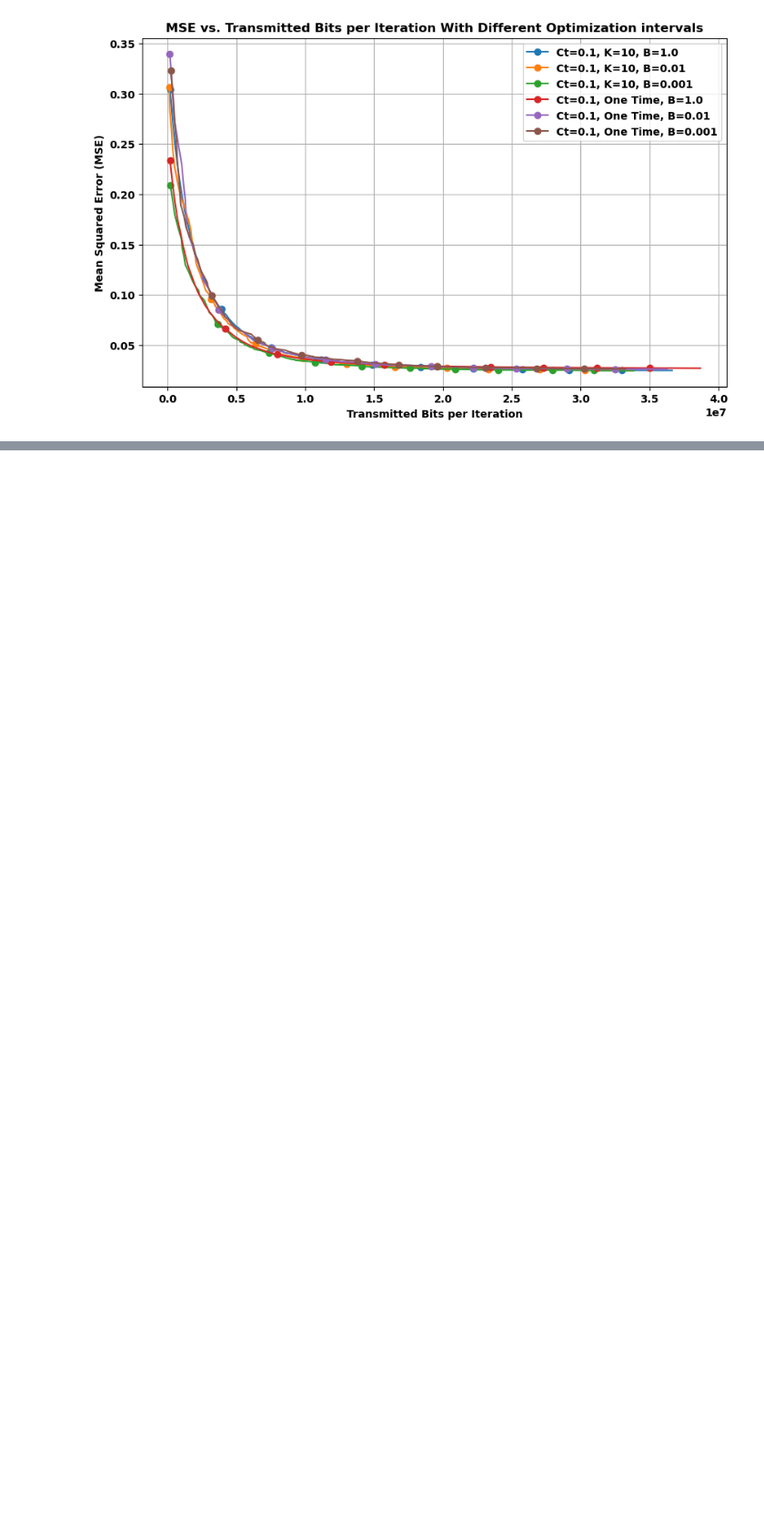
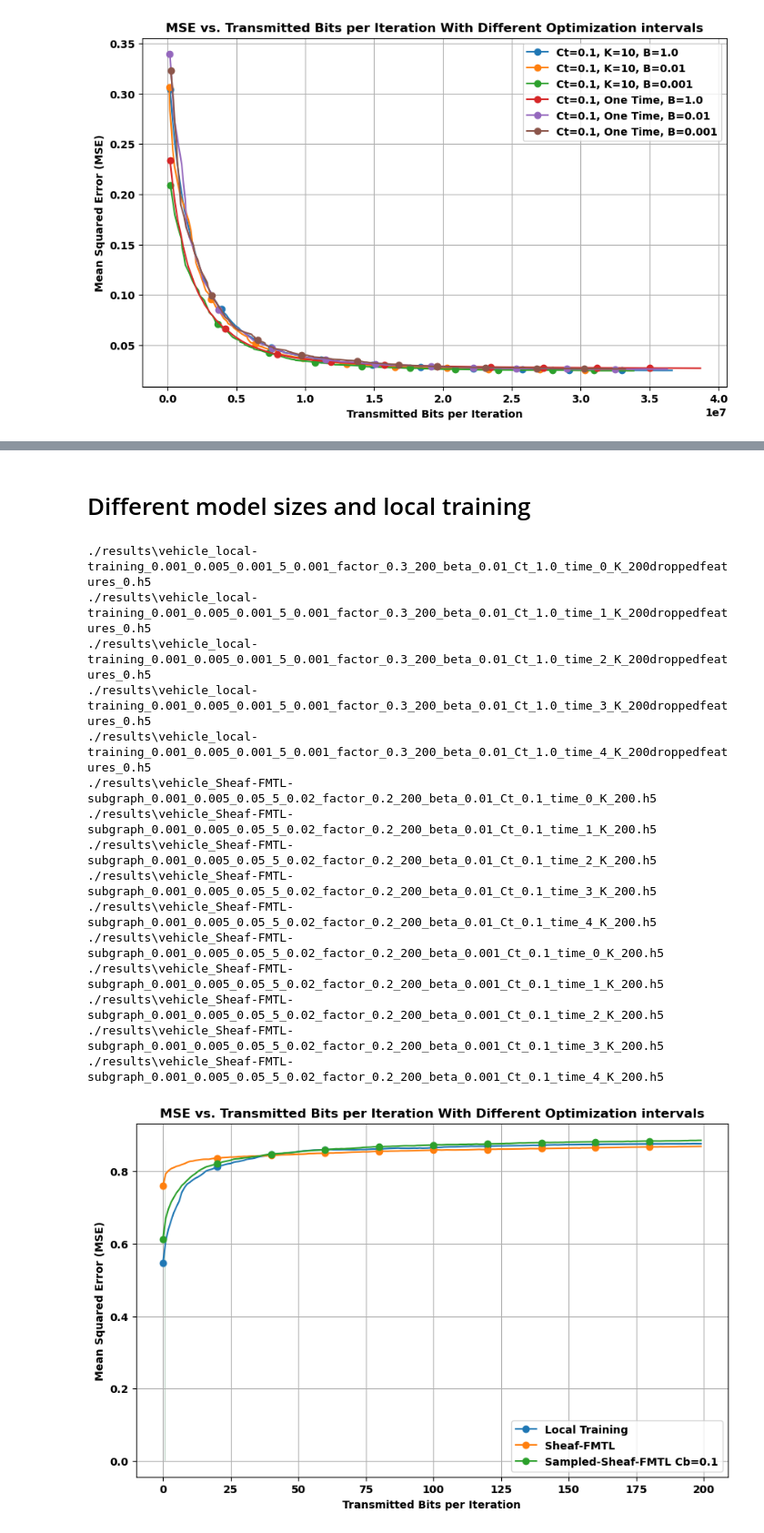
Before and after one commit to abdulmomen-ghalkha/WirelessSheaves, a Jupyter notebook: plots.ipynb, the cells around one changed output, grey strips where cells are left out. Shown at 91% size. Cells and saved outputs as stored; diff of their text form; code cells hidden in the pictures; blank space fills up the shorter version.

```diff
--- a/plots.ipynb
+++ b/plots.ipynb
@@ -298,0 +367,49 @@ plt.show()
+# %% [markdown]
+# Different model sizes and local training
+# %%
+# Define file patterns for different Ct values
+file_patterns = {
+    "Local Training": "./results/vehicle_local-training_0.001_0.005_0.001_5_0.001_factor_0.3_200_beta_0.01_Ct_1.0_time_*_K_200droppedfeatures_0.h5",
+    "Sheaf-FMTL": "./results/vehicle_Sheaf-FMTL-subgraph_0.001_0.005_0.05_5_0.02_factor_0.2_200_beta_0.01_Ct_0.1_time_*_K_200.h5",
+    "Sampled-Sheaf-FMTL Cb=0.1": "./results/vehicle_Sheaf-FMTL-subgraph_0.001_0.005_0.05_5_0.02_factor_0.2_200_beta_0.001_Ct_0.1_time_*_K_200.h5",
+}
+
+# Plotting
+plt.figure(figsize=(10, 6))
+
+for label, file_pattern in file_patterns.items():
+    # Retrieve transmitted bits, mean MSE, and std MSE for the current pattern
+    for filename in glob.glob(file_pattern):
+        print(filename)
+    transmitted_bits, mse_mean, mse_std = get_mse_mean_std(file_pattern)
+
+    # Plot mean with standard deviation
+    plt.plot(mse_mean, label=label, marker='o', linestyle='-', markevery=20)
+    plt.fill_between(mse_mean - mse_std, mse_mean + mse_std, alpha=0.2)
+
+# Label the plot
+plt.xlabel("Transmitted Bits per Iteration")
+plt.ylabel("Mean Squared Error (MSE)")
+plt.title("MSE vs. Transmitted Bits per Iteration With Different Optimization intervals")
+plt.legend()
+plt.grid(True)
+# Save the plot as a PDF
+plt.savefig("MSE_vs_Transmitted_Bits_Cb.pdf", format="pdf")
+plt.show()
+# %% [output]
+./results\vehicle_local-training_0.001_0.005_0.001_5_0.001_factor_0.3_200_beta_0.01_Ct_1.0_time_0_K_200droppedfeatures_0.h5
+./results\vehicle_local-training_0.001_0.005_0.001_5_0.001_factor_0.3_200_beta_0.01_Ct_1.0_time_1_K_200droppedfeatures_0.h5
+./results\vehicle_local-training_0.001_0.005_0.001_5_0.001_factor_0.3_200_beta_0.01_Ct_1.0_time_2_K_200droppedfeatures_0.h5
+./results\vehicle_local-training_0.001_0.005_0.001_5_0.001_factor_0.3_200_beta_0.01_Ct_1.0_time_3_K_200droppedfeatures_0.h5
+./results\vehicle_local-training_0.001_0.005_0.001_5_0.001_factor_0.3_200_beta_0.01_Ct_1.0_time_4_K_200droppedfeatures_0.h5
+./results\vehicle_Sheaf-FMTL-subgraph_0.001_0.005_0.05_5_0.02_factor_0.2_200_beta_0.01_Ct_0.1_time_0_K_200.h5
+./results\vehicle_Sheaf-FMTL-subgraph_0.001_0.005_0.05_5_0.02_factor_0.2_200_beta_0.01_Ct_0.1_time_1_K_200.h5
+./results\vehicle_Sheaf-FMTL-subgraph_0.001_0.005_0.05_5_0.02_factor_0.2_200_beta_0.01_Ct_0.1_time_2_K_200.h5
+./results\vehicle_Sheaf-FMTL-subgraph_0.001_0.005_0.05_5_0.02_factor_0.2_200_beta_0.01_Ct_0.1_time_3_K_200.h5
+./results\vehicle_Sheaf-FMTL-subgraph_0.001_0.005_0.05_5_0.02_factor_0.2_200_beta_0.01_Ct_0.1_time_4_K_200.h5
+./results\vehicle_Sheaf-FMTL-subgraph_0.001_0.005_0.05_5_0.02_factor_0.2_200_beta_0.001_Ct_0.1_time_0_K_200.h5
+./results\vehicle_Sheaf-FMTL-subgraph_0.001_0.005_0.05_5_0.02_factor_0.2_200_beta_0.001_Ct_0.1_time_1_K_200.h5
+./results\vehicle_Sheaf-FMTL-subgraph_0.001_0.005_0.05_5_0.02_factor_0.2_200_beta_0.001_Ct_0.1_time_2_K_200.h5
+./results\vehicle_Sheaf-FMTL-subgraph_0.001_0.005_0.05_5_0.02_factor_0.2_200_beta_0.001_Ct_0.1_time_3_K_200.h5
+./results\vehicle_Sheaf-FMTL-subgraph_0.001_0.005_0.05_5_0.02_factor_0.2_200_beta_0.001_Ct_0.1_time_4_K_200.h5
+[figure, added]
```
Also changed, not shown: parts of 4 cells of this notebook, 17 other files.
